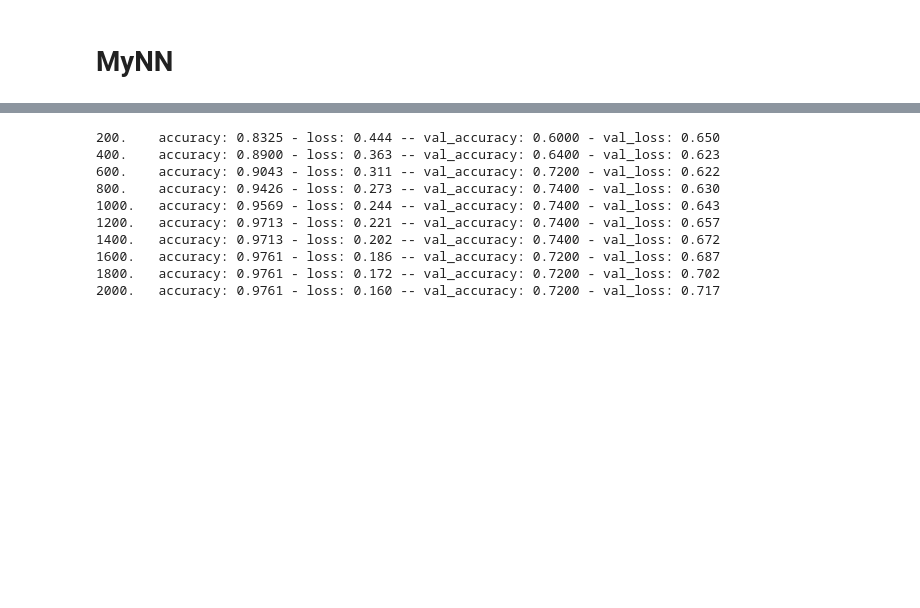
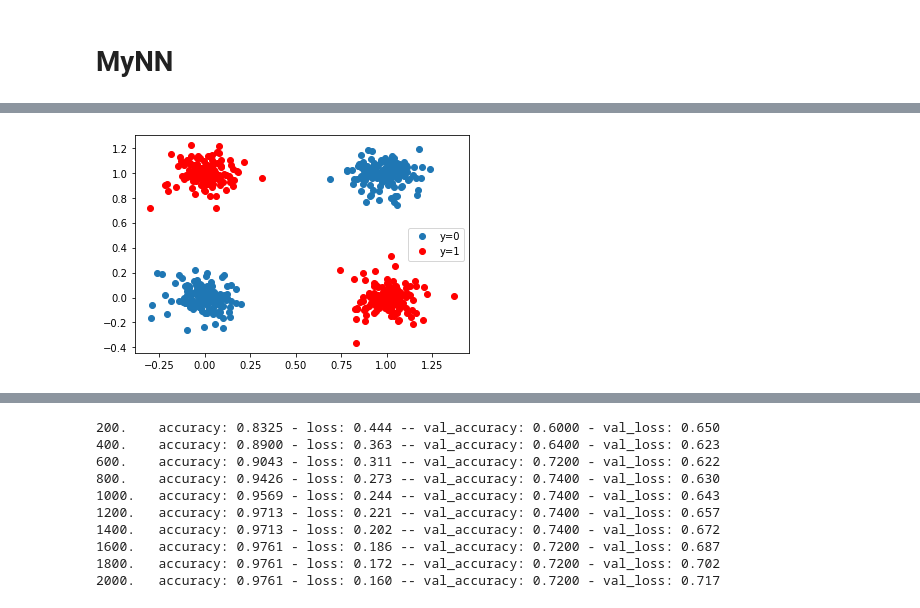
Before and after one commit to abtkod/practice, a Jupyter notebook: deeplearning/projects.ipynb, the cells around one changed output, grey strips where cells are left out. Saved outputs shown, nothing was run; the diff lists cells and outputs as text; code cells hidden in the pictures; blank space fills up the shorter version.

```diff
--- a/deeplearning/projects.ipynb
+++ b/deeplearning/projects.ipynb
@@ -132,0 +194,4 @@ def fit(trainer, print_epochs):
+# %%
+test_dataset.plot_me()
+# %% [output]
+[figure, added]
```
Also changed, not shown: parts of 32 cells of this notebook.
